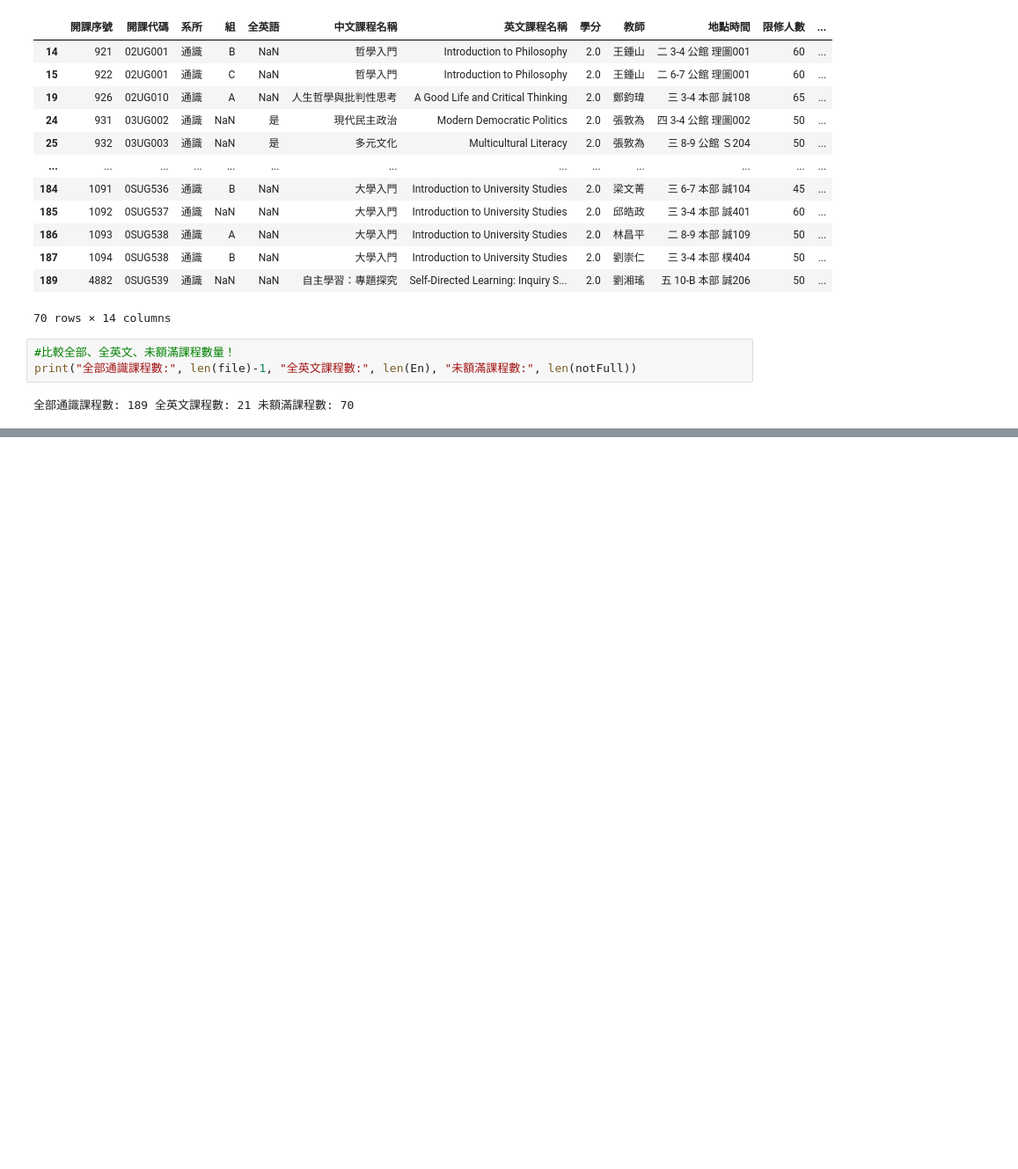
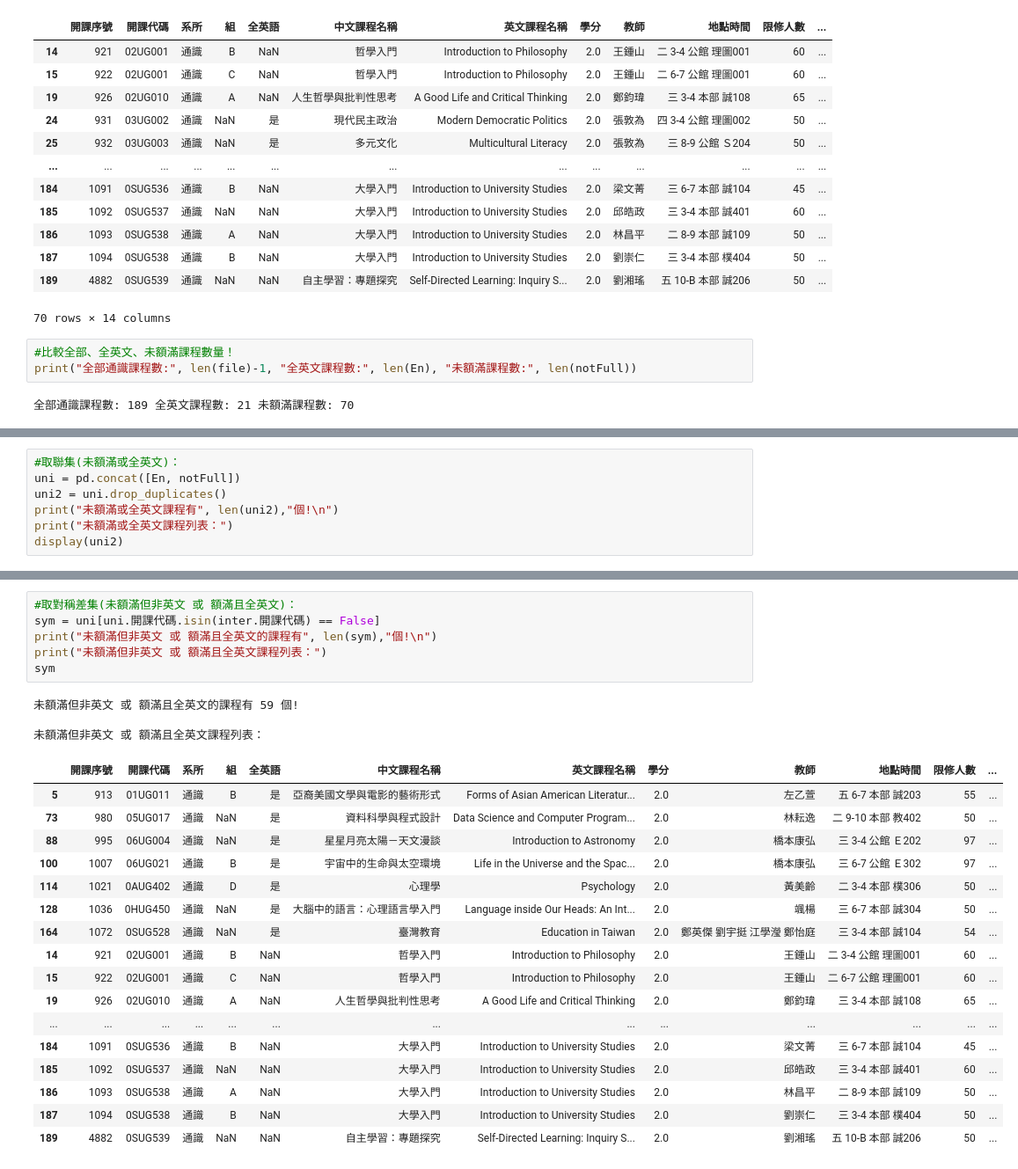
Before and after one commit to RogerLiao0001/PL, a Jupyter notebook: Week3/W3作業1.ipynb, the cells around one changed output, grey strips where cells are left out. Shown at 88% size. Cells and saved outputs as stored; diff of their text form; blank space fills up the shorter version.

```diff
--- a/Week3/W3作業1.ipynb
+++ b/Week3/W3作業1.ipynb
@@ -110,0 +154,7 @@ inter
+# %%
+#取聯集(未額滿或全英文)：
+uni = pd.concat([En, notFull])
+uni2 = uni.drop_duplicates()
+print("未額滿或全英文課程有", len(uni2),"個!\n")
+print("未額滿或全英文課程列表：")
+display(uni2)
@@ -110,0 +178,27 @@ inter
+# %%
+#取對稱差集(未額滿但非英文 或 額滿且全英文)：
+sym = uni[uni.開課代碼.isin(inter.開課代碼) == False]
+print("未額滿但非英文 或 額滿且全英文的課程有", len(sym),"個!\n")
+print("未額滿但非英文 或 額滿且全英文課程列表：")
+sym
+# %% [output]
+未額滿但非英文 或 額滿且全英文的課程有 59 個!
+
+未額滿但非英文 或 額滿且全英文課程列表：
+|  | 開課序號 | 開課代碼 | 系所 | 組 | 全英語 | 中文課程名稱 | 英文課程名稱 | 學分 | 教師 | 地點時間 | 限修人數 | ... |
+| 5 | 913 | 01UG011 | 通識 | B | 是 | 亞裔美國文學與電影的藝術形式 | Forms of Asian American Literatur... | 2.0 | 左乙萱 | 五 6-7 本部 誠203 | 55 | ... |
+| 73 | 980 | 05UG017 | 通識 | NaN | 是 | 資料科學與程式設計 | Data Science and Computer Program... | 2.0 | 林耘逸 | 二 9-10 本部 教402 | 50 | ... |
+| 88 | 995 | 06UG004 | 通識 | NaN | 是 | 星星月亮太陽－天文漫談 | Introduction to Astronomy | 2.0 | 橋本康弘 | 三 3-4 公館 Ｅ202 | 97 | ... |
+| 100 | 1007 | 06UG021 | 通識 | B | 是 | 宇宙中的生命與太空環境 | Life in the Universe and the Spac... | 2.0 | 橋本康弘 | 三 6-7 公館 Ｅ302 | 97 | ... |
+| 114 | 1021 | 0AUG402 | 通識 | D | 是 | 心理學 | Psychology | 2.0 | 黃美齡 | 二 3-4 本部 樸306 | 50 | ... |
+| 128 | 1036 | 0HUG450 | 通識 | NaN | 是 | 大腦中的語言：心理語言學入門 | Language inside Our Heads: An Int... | 2.0 | 颯楊 | 三 6-7 本部 誠304 | 50 | ... |
+| 164 | 1072 | 0SUG528 | 通識 | NaN | 是 | 臺灣教育 | Education in Taiwan | 2.0 | 鄭英傑 劉宇挺 江學瀅 鄭怡庭 | 三 3-4 本部 誠104 | 54 | ... |
+| 14 | 921 | 02UG001 | 通識 | B | NaN | 哲學入門 | Introduction to Philosophy | 2.0 | 王鍾山 | 二 3-4 公館 理圖001 | 60 | ... |
+| 15 | 922 | 02UG001 | 通識 | C | NaN | 哲學入門 | Introduction to Philosophy | 2.0 | 王鍾山 | 二 6-7 公館 理圖001 | 60 | ... |
+| 19 | 926 | 02UG010 | 通識 | A | NaN | 人生哲學與批判性思考 | A Good Life and Critical Thinking | 2.0 | 鄭鈞瑋 | 三 3-4 本部 誠108 | 65 | ... |
+| ... | ... | ... | ... | ... | ... | ... | ... | ... | ... | ... | ... | ... |
+| 184 | 1091 | 0SUG536 | 通識 | B | NaN | 大學入門 | Introduction to University Studies | 2.0 | 梁文菁 | 三 6-7 本部 誠104 | 45 | ... |
+| 185 | 1092 | 0SUG537 | 通識 | NaN | NaN | 大學入門 | Introduction to University Studies | 2.0 | 邱皓政 | 三 3-4 本部 誠401 | 60 | ... |
+| 186 | 1093 | 0SUG538 | 通識 | A | NaN | 大學入門 | Introduction to University Studies | 2.0 | 林昌平 | 二 8-9 本部 誠109 | 50 | ... |
+| 187 | 1094 | 0SUG538 | 通識 | B | NaN | 大學入門 | Introduction to University Studies | 2.0 | 劉崇仁 | 三 3-4 本部 樸404 | 50 | ... |
+| 189 | 4882 | 0SUG539 | 通識 | NaN | NaN | 自主學習：專題探究 | Self-Directed Learning: Inquiry S... | 2.0 | 劉湘瑤 | 五 10-B 本部 誠206 | 50 | ... |
```
Also changed, not shown: parts of 5 cells of this notebook.
